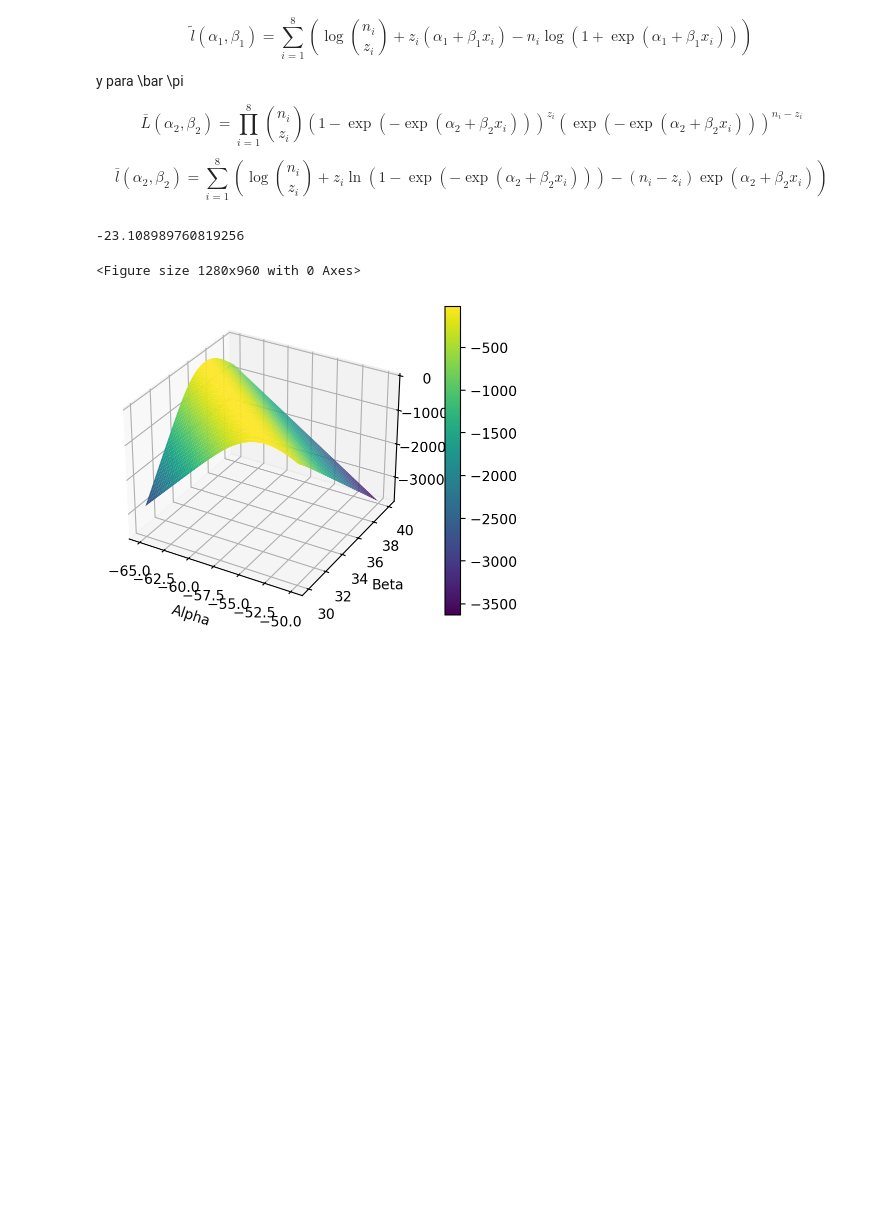
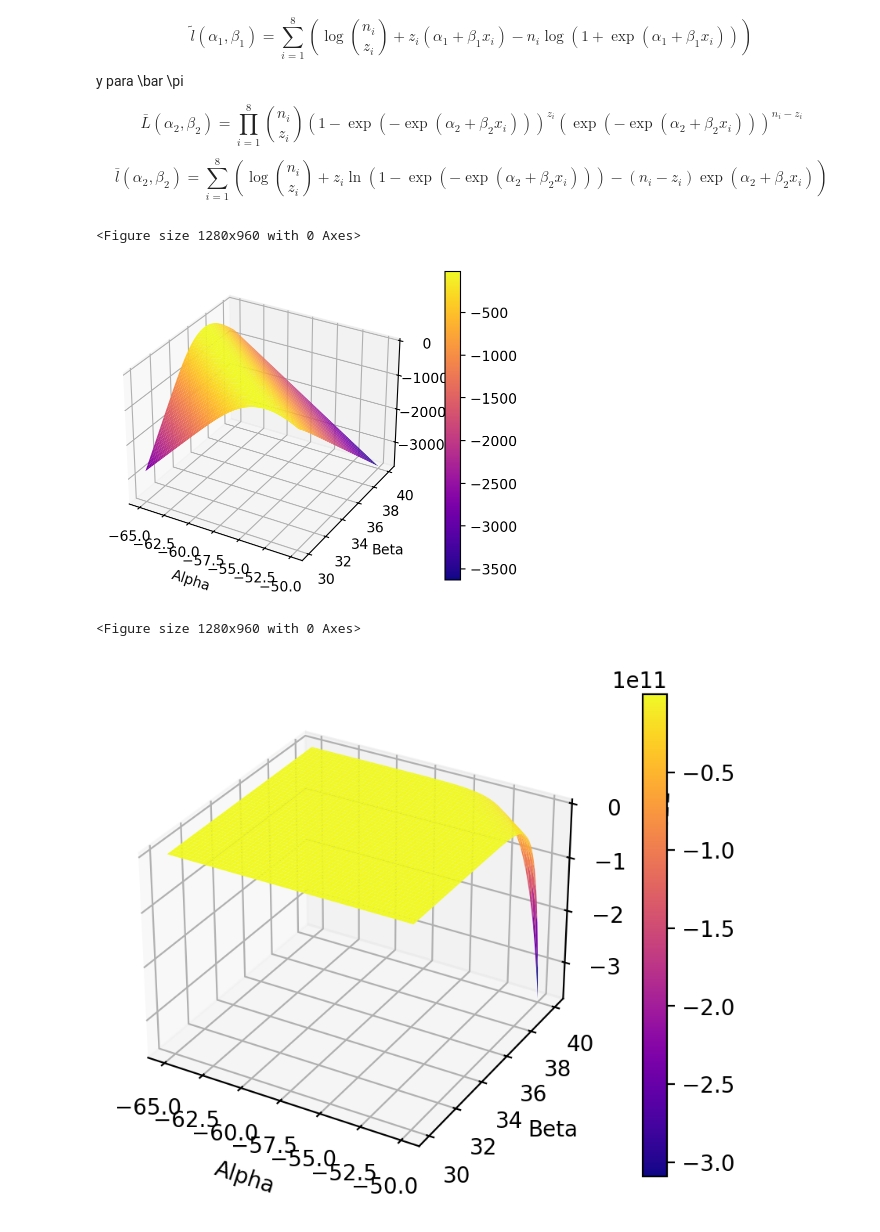
Before and after one commit to benjitabravocarvajal-spec/Tarea-1-estadistica, a Jupyter notebook: notebooks/tarea_1_parte_3.ipynb, the cells around one changed output. Cells and saved outputs as stored; diff of their text form; code cells hidden in the pictures; blank space fills up the shorter version.

```diff
--- a/notebooks/tarea_1_parte_3.ipynb
+++ b/notebooks/tarea_1_parte_3.ipynb
@@ -86,39 +88,54 @@ concentracion = df["concentracion"].to_numpy()
 Z = df[" nMuertos"].to_numpy()
 N = df[" nExpuestos"].to_numpy()
 
-
-def l_v(alpha, beta):
+def l_vtilde(alpha, beta):
     AUX = alpha + beta * concentracion
 
-    log_comb = gammaln(N + 1) - gammaln(Z + 1) - gammaln(N - Z + 1)
+    Comb = comb(N, Z)
+    coordenada = np.log(Comb) + Z*AUX - N*(np.log(1+np.exp(AUX)))
 
-    coor_gammaln = (gammaln(N + 1) - gammaln(Z + 1) - gammaln(N - Z + 1)) + Z * AUX - N * np.log(1 + np.exp(AUX))
+    return np.sum(coordenada)
 
-    return np.sum(coor_gammaln)
+def l_vbar(alpha, beta):
+    AUX = alpha + beta * concentracion
+    Comb = comb(N, Z)
+    coordenada = np.log(Comb) + Z*np.log(1 - np.exp(- np.exp(AUX))) - (N - Z)*np.exp(AUX)
 
-print(l_v(-60,34))
+    return np.sum(coordenada)
-# %% [output]
--23.108989760819256
 # %%
 from numpy import meshgrid
 
-fig = plt.figure()
+
 x = np.linspace(-65, -50, 100)
 y = np.linspace(30, 40, 100)
 ALPHA, BETA = meshgrid(x, y)
 
-l_vR = np.vectorize(l_v)
-z = l_vR(ALPHA, BETA)
+l_v1 = np.vectorize(l_vtilde)
+l_v2 = np.vectorize(l_vbar)
+z1 = l_v1(ALPHA, BETA)
+z2 = l_v2(ALPHA, BETA)
 
-fig = plt.figure(figsize=(8, 4))
-ax = fig.add_subplot(projection="3d")
-surf = ax.plot_surface(ALPHA, BETA, z, cmap="viridis")
-ax.set_xlabel("Alpha")
-ax.set_ylabel("Beta")
-ax.set_zlabel("Log-Verosimilitud")
-fig.colorbar(surf)
+fig1 = plt.figure()
+fig1 = plt.figure(figsize=(8, 4))
+ax1 = fig1.add_subplot(projection="3d")
+surf = ax1.plot_surface(ALPHA, BETA, z1, cmap="plasma")
+ax1.set_xlabel("Alpha")
+ax1.set_ylabel("Beta")
+ax1.set_zlabel("Log-Verosimilitud")
+fig1.colorbar(surf)
+
+fig2 = plt.figure()
+fig2 = plt.figure(figsize=(8, 4))
+ax2 = fig2.add_subplot(projection="3d")
+surf = ax2.plot_surface(ALPHA, BETA, z2, cmap="plasma")
+ax2.set_xlabel("Alpha")
+ax2.set_ylabel("Beta")
+ax2.set_zlabel("Log-Verosimilitud")
+fig2.colorbar(surf)
 
 plt.show()
 # %% [output]
 <Figure size 1280x960 with 0 Axes>
-[figure, old version]
+[figure, new version]
+<Figure size 1280x960 with 0 Axes>
+[figure, added]
```
Also changed, not shown: parts of 7 cells of this notebook, 1 other file.
